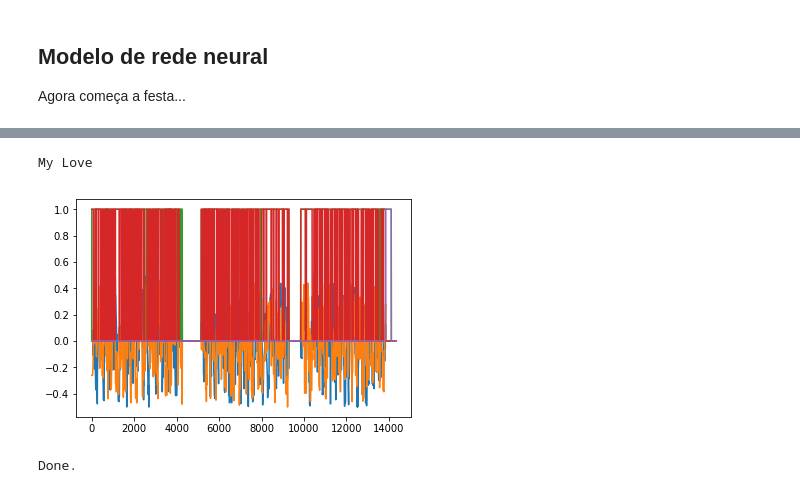
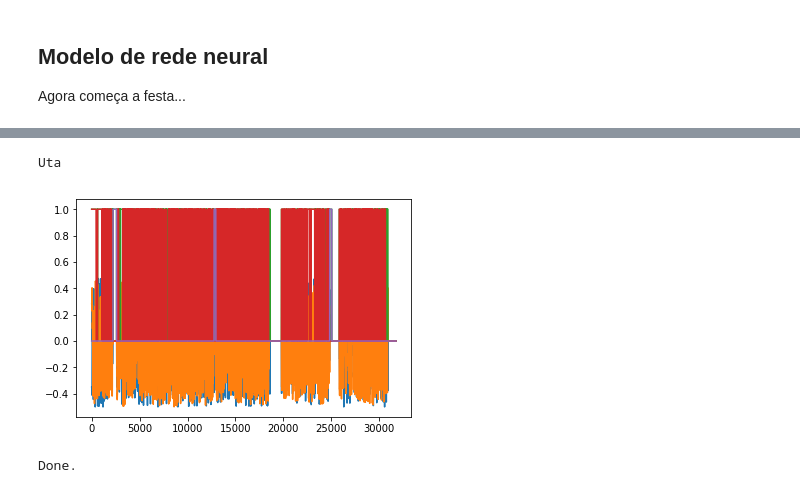
Before and after one commit to GuiBrandt/OsuLearn, a Jupyter notebook: OsuLearn.ipynb, the cells around one changed output, grey strips where cells are left out. Cells and saved outputs as stored; diff of their text form; code cells hidden in the pictures.

```diff
--- a/OsuLearn.ipynb
+++ b/OsuLearn.ipynb
@@ -146,30 +146,21 @@ importlib.reload(keras)
 importlib.reload(tf)
 
 from keras.models import Model, Sequential
-from keras.layers import Dense, Dropout, Activation, CuDNNLSTM, CuDNNGRU, concatenate, Input, Reshape, Conv1D, UpSampling1D
+from keras.layers import    Dense, Dropout, Activation,\
+                            CuDNNLSTM, CuDNNGRU, concatenate,\
+                            Input, Reshape, Conv1D, UpSampling1D,\
+                            GaussianNoise
 
 REPLAY_FEATURES = ['x', 'y']
-MAP_FEATURES = ['x', 'y', 'time_left', 'is_slider', 'is_spinner', 'duration']
-
-model = Sequential()
+MAP_FEATURES = ['x', 'y', 'time_left', 'is_slider', 'is_spinner']
 
 map_input = Input(shape=(X.shape[1], X.shape[2]), name='map_info')
 
 out = CuDNNLSTM(16, return_sequences=True)(map_input)
-#out = Dropout(0.2)(out)
-
 out = Dense(64, activation='linear')(out)
-#out = Dropout(0.3)(out)
-
-#out = Conv1D(len(REPLAY_FEATURES), X.shape[1], activation='linear')(out)
-
 out = Dense(64, activation='linear')(out)
-# out = Dropout(0.2)(out)
-
-#out = Dropout(0.2)(out)
-
 out = Dense(len(REPLAY_FEATURES), activation='linear')(out)
-#out = Dropout(0.1)(out)
+#out = GaussianNoise(0.1)(out)
 
 model = Model(inputs=map_input, outputs=out)
 
@@ -214,8 +205,8 @@ def plot_info(compare):
 from random import randint
 from sklearn.model_selection import train_test_split
 
-ITERATIONS = 16
-EPOCHS = 8
+ITERATIONS = 8
+EPOCHS = 16
 
 acc = []
 loss = []
@@ -291,24 +282,24 @@ for i in range(50):#len(predicted)):
 ... (88 outputs left out)
 # %%
-importlib.reload(osulearn)
+#importlib.reload(osulearn)
 
 BEATMAPS_FOLDER = 'C:\\Program Files (x86)\\Jogos\\osu!\\Songs\\'
 #BEATMAP = glob(BEATMAPS_FOLDER + "\\**\\*Kami no Kotoba*byfar*Voice of God*.osu")[0]
-BEATMAP = glob(BEATMAPS_FOLDER + "\\**\\*My Love*Insane*.osu")[0]
-#BEATMAP = glob(BEATMAPS_FOLDER + "\\**\\*Imprinting*9.5*.osu")[0]
+#BEATMAP = glob(BEATMAPS_FOLDER + "\\**\\*My Love*Insane*.osu")[0]
+BEATMAP = glob(BEATMAPS_FOLDER + "\\**\\*Uta*Himei*.osu")[0]
 
 beatmap = osu.beatmap.load(BEATMAP)
 
 xx = osulearn.create_training_data([(beatmap, None)])
 
 plt.plot(np.concatenate(xx))
 plt.show()
 
 predicted = model.predict(xx)
 
 np.save('osu/replay.npy', np.concatenate(predicted))
 print("Done.")
 # %% [output]
-My Love
+Uta
-[figure, old version]
+[figure, new version]
 Done.
```
Also changed, not shown: parts of 5 cells of this notebook, 3 other files.
